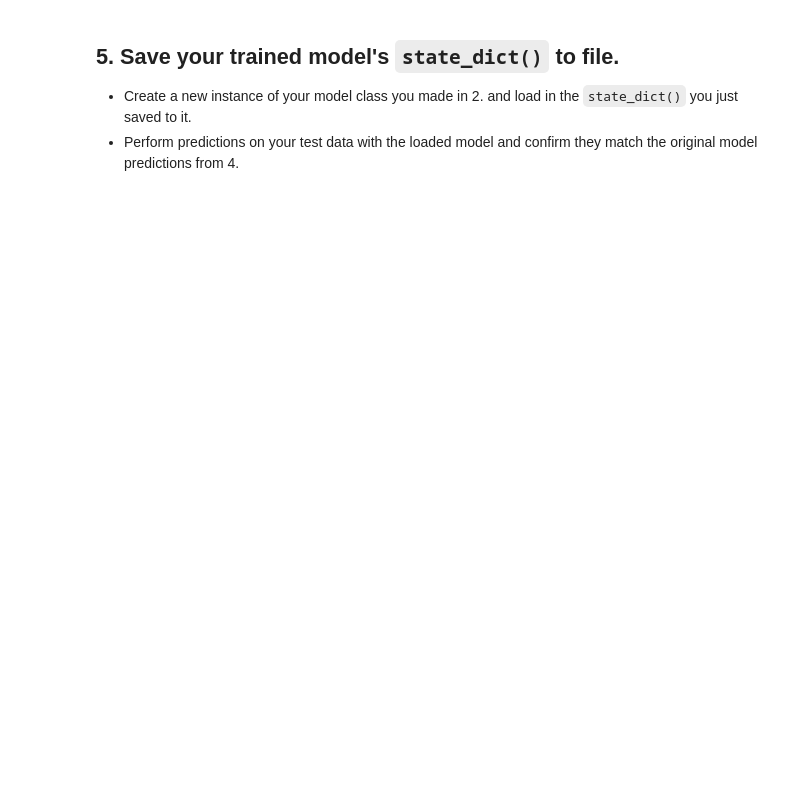
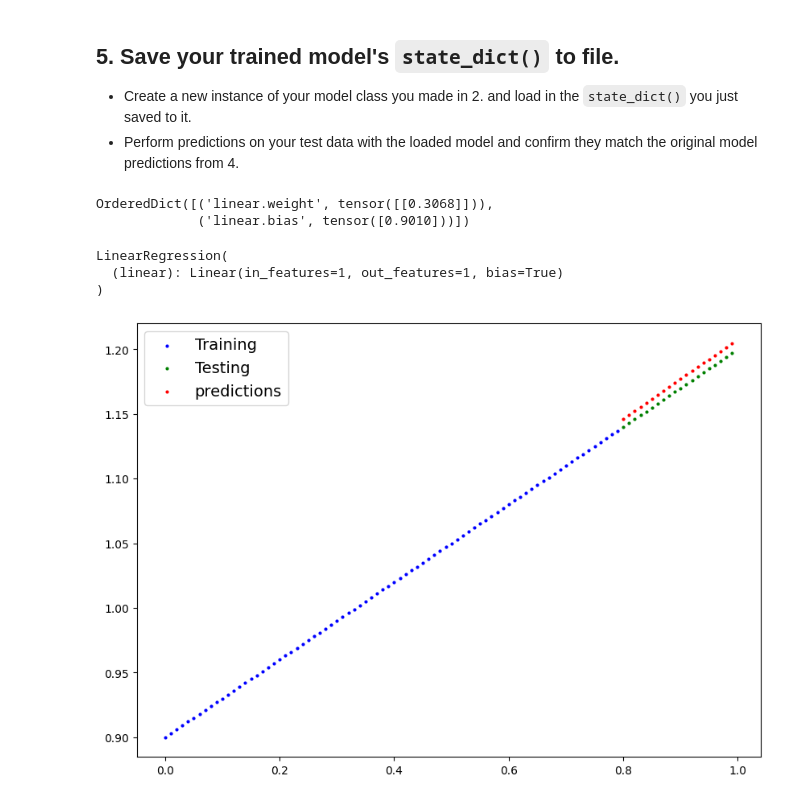
Before and after one commit to Revanth-reddy080/PyTorch-DeepLearning, a Jupyter notebook: exercises/01_pytorch_workflow_exercises.ipynb, the cells around one changed output. Drawn from its saved outputs; the diff is of its cells as text; code cells hidden in the pictures; blank space fills up the shorter version.

```diff
--- a/exercises/01_pytorch_workflow_exercises.ipynb
+++ b/exercises/01_pytorch_workflow_exercises.ipynb
@@ -105,2 +113,15 @@ plot_predictions()
+# %%
+from math import e
+
+torch.manual_seed(42)
+# Create PyTorch linear regression model by subclassing nn.Module
+class LinearRegression(nn.Module) :
+  def __init__(self):
+    super().__init__()
+
+    self.linear=nn.Linear(in_features=1,out_features=1)
+
+  def forward(self,x:torch.Tensor,) -> torch.Tensor:
+    return self.linear(x)
 # %%
 # Instantiate the model and put it to the target device
@@ -168,12 +229,40 @@ for epoch in range(epochs):
 from pathlib import Path
 
 # 1. Create models directory
-
+MODEL_PATH = Path("models")
+MODEL_PATH.mkdir(parents=True,exist_ok=True)
 
 # 2. Create model save path
+MODEL_NAME="model_0.pth"
+MODEL_SAVEPATH=MODEL_PATH/MODEL_NAME
+# 3. Save the model state dict
 
-# 3. Save the model state dict
+torch.save(obj=model_0.state_dict(),f=MODEL_SAVEPATH)
 # %%
 # Create new instance of model and load saved state dict (make sure to put it on the target device)
+loaded_model=LinearRegression()
+
+loaded_model.load_state_dict(torch.load(f=MODEL_SAVEPATH))
+
+loaded_model.state_dict()
+# %% [output]
+OrderedDict([('linear.weight', tensor([[0.3068]])),
+             ('linear.bias', tensor([0.9010]))])
+# %%
+from pickle import load
+next(loaded_model.parameters()).device
+
+loaded_model.to(device)
+# %% [output]
+LinearRegression(
+  (linear): Linear(in_features=1, out_features=1, bias=True)
+)
 # %%
 # Make predictions with loaded model and compare them to the previous
+loaded_model.eval()
+with torch.inference_mode():
+ y_pred_loaded=loaded_model(X_test)
+
+plot_predictions(y_pred_loaded)
+# %% [output]
+[figure, added]
```
Also changed, not shown: parts of 8 cells of this notebook.
